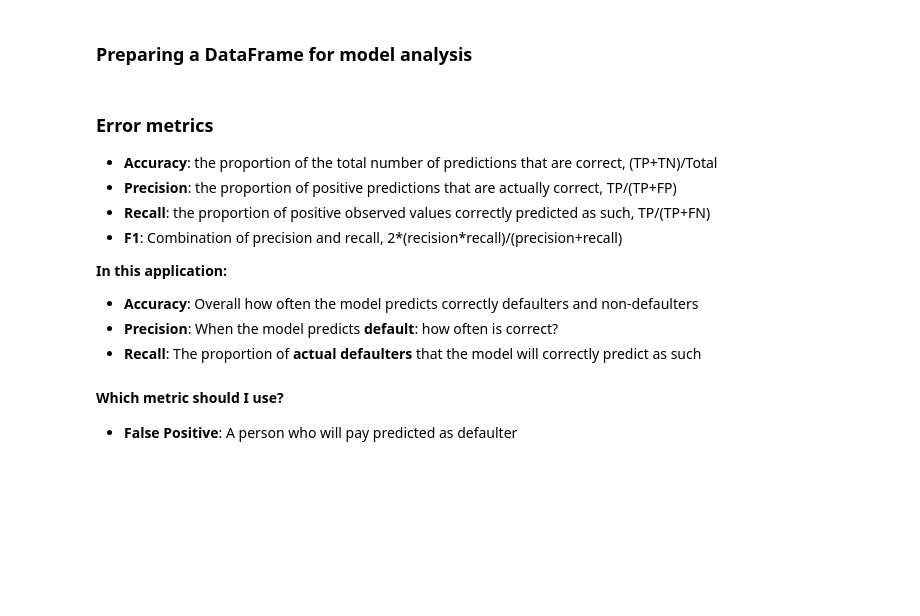
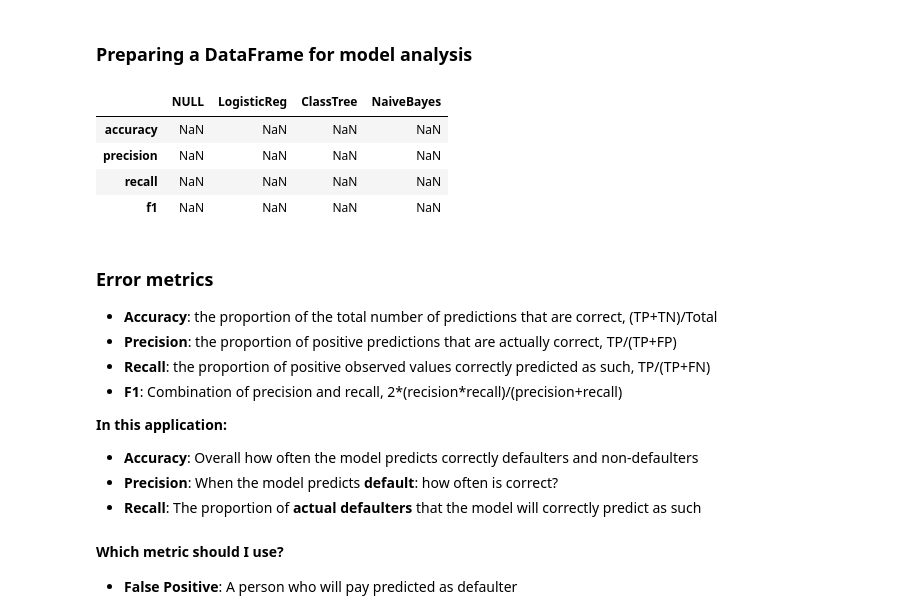
Before and after one commit to zefsgit/prediktiv_analys, a Jupyter notebook: Lecture08/Predicting Credit Default.ipynb, the cells around one changed output. Saved outputs shown, nothing was run; the diff lists cells and outputs as text; code cells hidden in the pictures; blank space fills up the shorter version.

```diff
--- a/Lecture08/Predicting Credit Default.ipynb
+++ b/Lecture08/Predicting Credit Default.ipynb
@@ -100,6 +114,13 @@ Stratify is to make sure imbalanced data has the same percentage of each class i
 # %%
 # Data frame for evaluation metrics
 metrics = pd.DataFrame(index=['accuracy', 'precision', 'recall', 'f1'],
                       columns=['NULL','LogisticReg', 'ClassTree', 'NaiveBayes'])
+metrics
+# %% [output]
+|  | NULL | LogisticReg | ClassTree | NaiveBayes |
+| accuracy | NaN | NaN | NaN | NaN |
+| precision | NaN | NaN | NaN | NaN |
+| recall | NaN | NaN | NaN | NaN |
+| f1 | NaN | NaN | NaN | NaN |
 # %% [markdown]
 ### Error metrics
```
Also changed, not shown: parts of 3 cells of this notebook, 5 other files.
